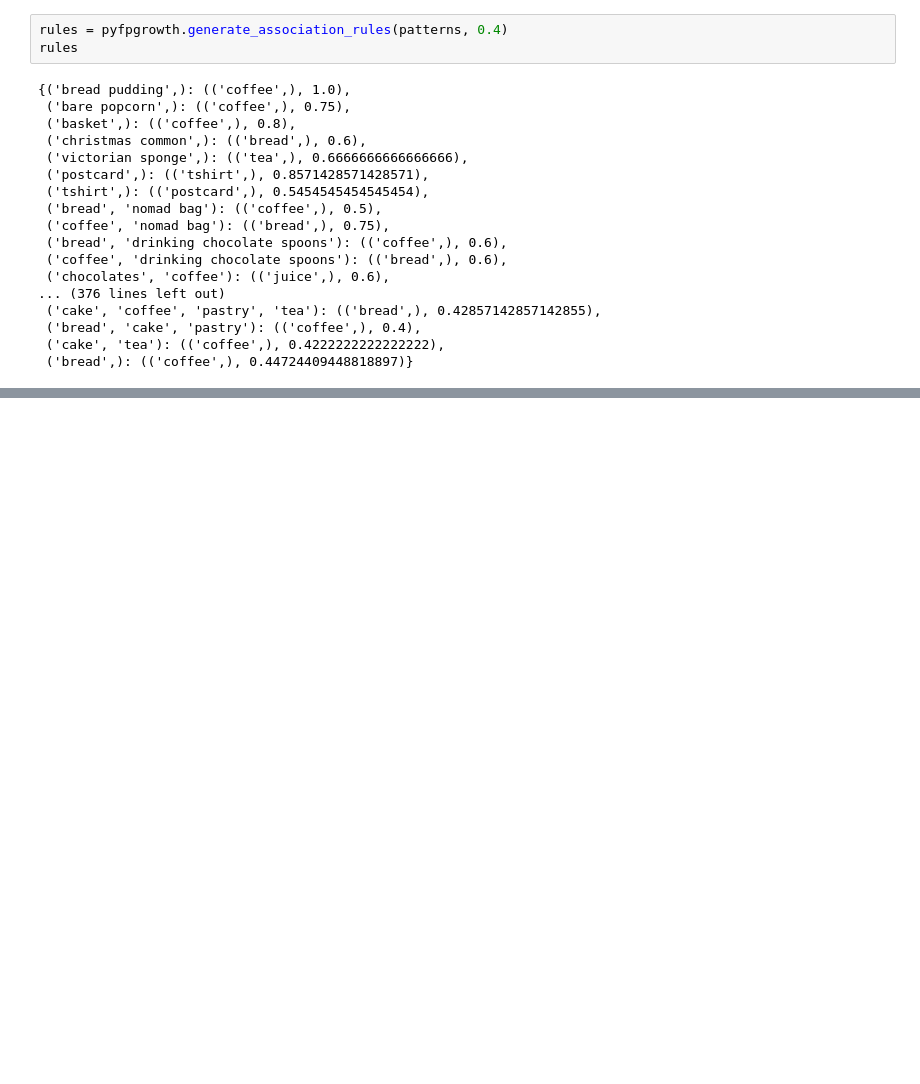
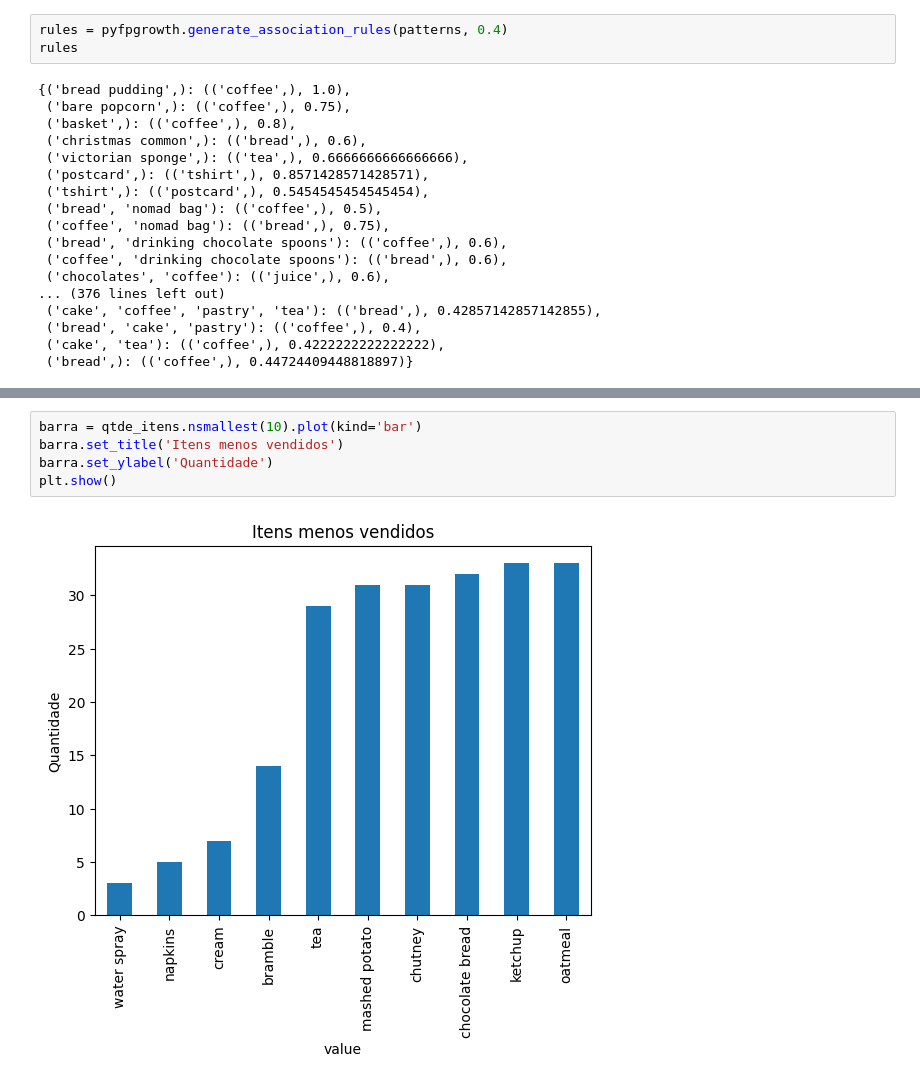
Before and after one commit to gustavogzr/univesp_disciplinas, a Jupyter notebook: Mineracao_Dados/Semana06.ipynb, the cells around one changed output, grey strips where cells are left out. Drawn from its saved outputs; the diff is of its cells as text; blank space fills up the shorter version.

```diff
--- a/Mineracao_Dados/Semana06.ipynb
+++ b/Mineracao_Dados/Semana06.ipynb
@@ -177,0 +227,7 @@ rules
+# %%
+barra = qtde_itens.nsmallest(10).plot(kind='bar')
+barra.set_title('Itens menos vendidos')
+barra.set_ylabel('Quantidade')
+plt.show()
+# %% [output]
+[figure, added]
```
Also changed, not shown: parts of 9 cells of this notebook, 1 other file.
